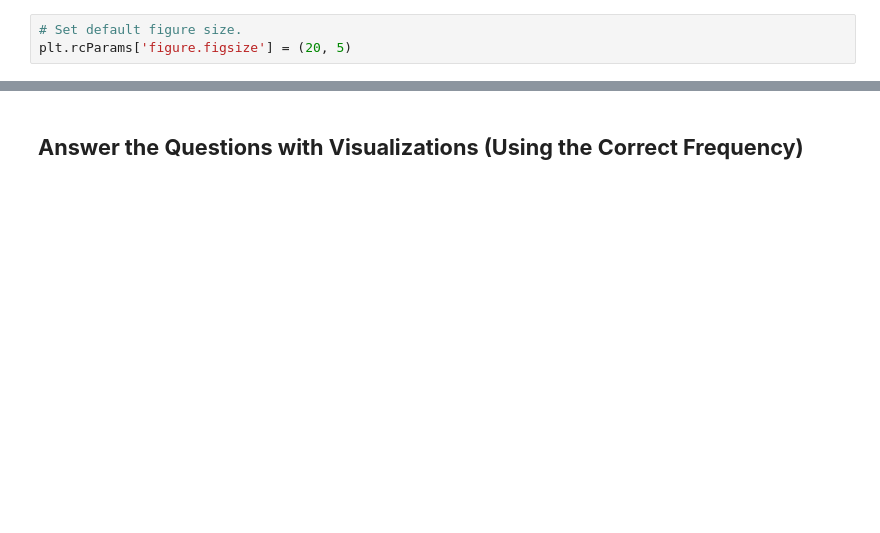
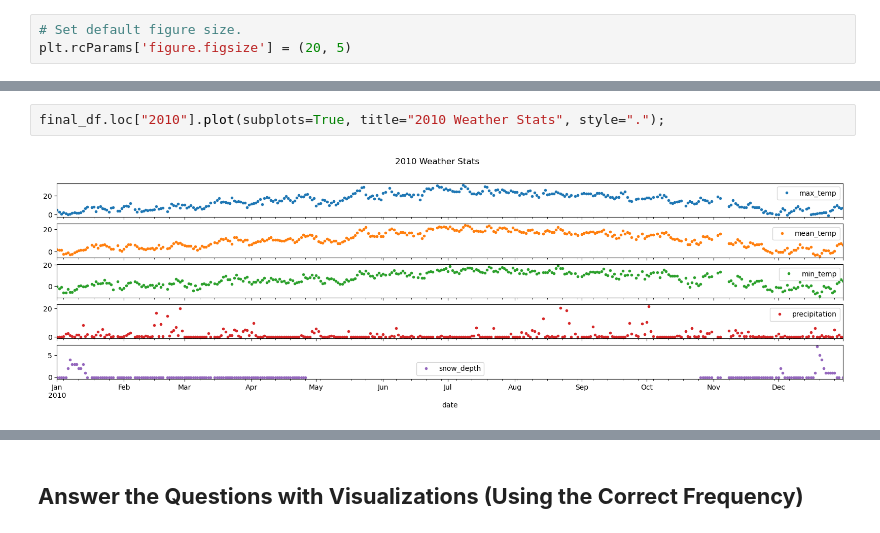
Before and after one commit to john-a-dixon/resampling-datetime-data, a Jupyter notebook: resample.ipynb, the cells around one changed output, grey strips where cells are left out. Drawn from its saved outputs; the diff is of its cells as text; blank space fills up the shorter version.

```diff
--- a/resample.ipynb
+++ b/resample.ipynb
@@ -91,0 +104,4 @@ plt.rcParams['figure.figsize'] = (20, 5)
+# %%
+final_df.loc["2010"].plot(subplots=True, title="2010 Weather Stats", style=".");
+# %% [output]
+[figure, added]
```
Also changed, not shown: parts of 14 cells of this notebook.
